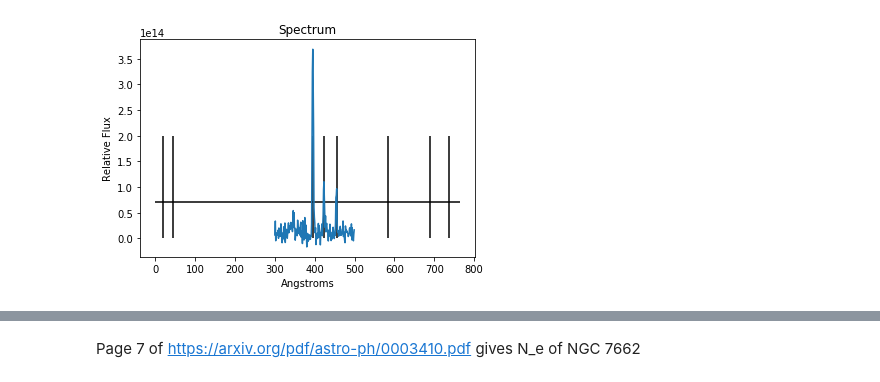
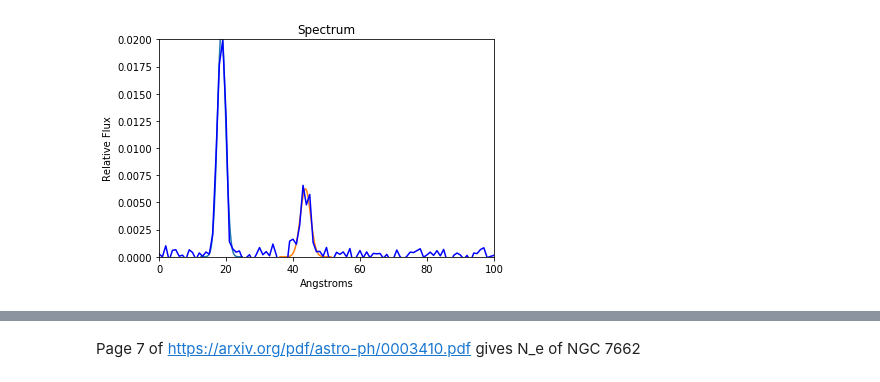
Before and after one commit to astro-kjc/AST443, a Jupyter notebook: Lab2/Lab2_normaliztion.ipynb, the cells around one changed output, grey strips where cells are left out. Saved outputs shown, nothing was run; the diff lists cells and outputs as text; code cells hidden in the pictures.

```diff
--- a/Lab2/Lab2_normaliztion.ipynb
+++ b/Lab2/Lab2_normaliztion.ipynb
@@ -167,8 +170,8 @@ def descend_from_peak(i, direction=1):
 
     peak_loc = indices[i]
 
-    if direction > 0: j = max(highs[i]-1, peak_loc)
-    else: j = min(lows[i]+1, peak_loc)
+    if direction > 0: j = max(highs[i], peak_loc)
+    else: j = min(lows[i], peak_loc)
 
     while True:
 
@@ -227,14 +230,32 @@ peak_sums
-# %%
-x = np.arange(0, len(mean))#*m + b
-plt.plot(x[300:500],mean[300:500])
-plt.title("Spectrum")
-plt.xlabel('Angstroms')
-plt.hlines(.7e14, x[0], x[len(x)-1])
-plt.vlines(indices, 0, 2e14)
-plt.ylabel('Relative Flux');
-#plt.savefig("camel_line.png", dpi=600);
-# %% [output]
-[figure, removed]
+# %%
+peak_sums = []
+x = np.arange(0, len(mean))#*m + b
+plt.title("Spectrum")
+plt.xlabel('Angstroms')
+plt.ylabel('Relative Flux');
+#plt.savefig("camel_line.png", dpi=600);
+#print(len(highs))
+for i in range(len(highs)):
+    new_high = descend_from_peak(i,direction=1)
+    new_low  = descend_from_peak(i,direction=-1)
+
+
+    x = np.arange(new_low, new_high+1)
+    par, par_err = gaussian_fit(x, mean[new_low:new_high+1])
+    A, var, mu = par
+    sigma = np.sqrt(var)
+    x = np.linspace(mu - 5*sigma, mu + 5*sigma)
+    plt.plot(x, gaussian(x, *par))
+
+
+    peak_sums.append([np.trapz(gaussian(x,*par),x),indices[i]*m+b] )
+
+#make nice plot:)
+plt.plot(np.arange(0, len(mean)),mean,color='blue')
+plt.xlim(0,100)
+plt.ylim(0, 0.02);
+# %% [output]
+[figure, added]
 # %%
 np.savetxt('emission_line_strengths.csv', peak_sums, delimiter=',')
 # %%
```
Also changed, not shown: parts of 14 cells of this notebook.
